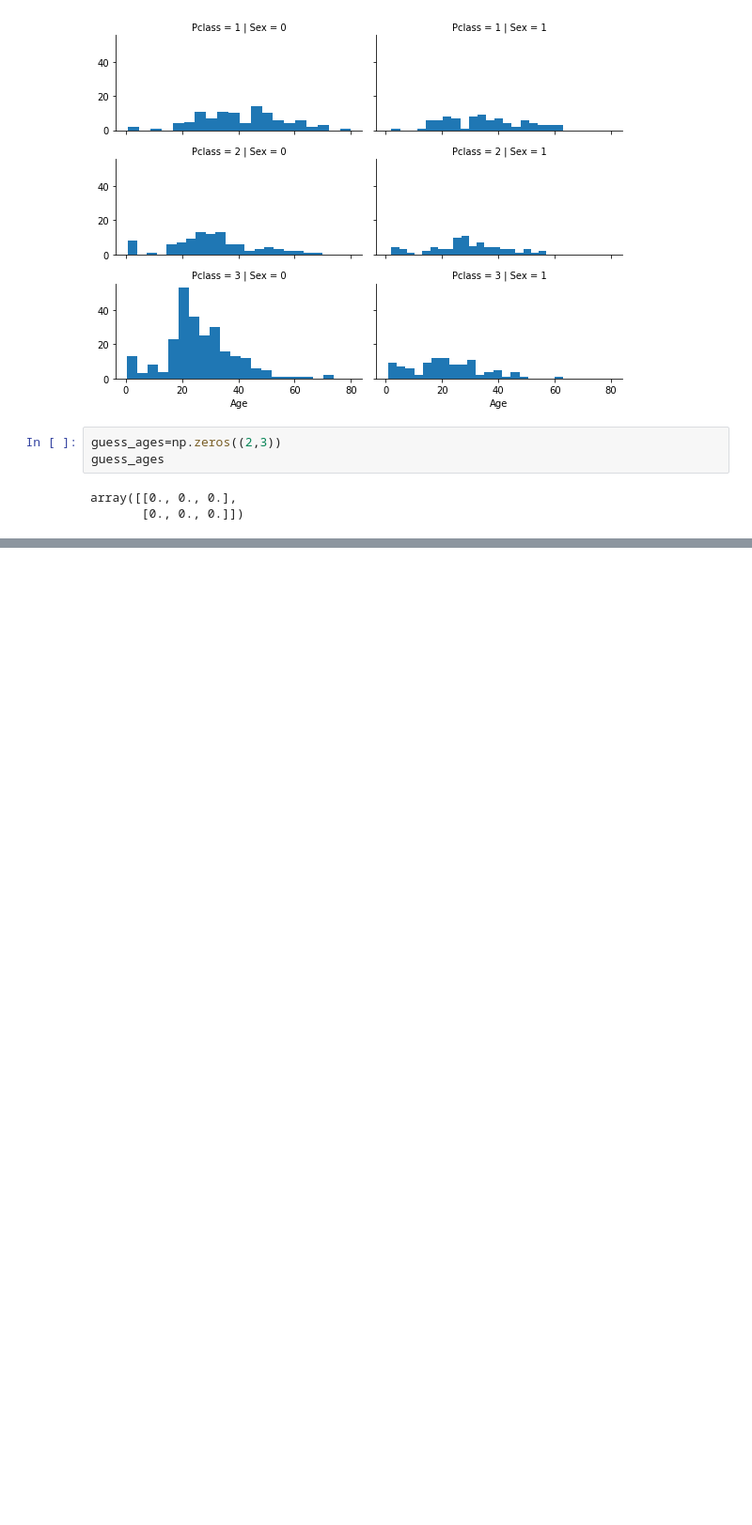
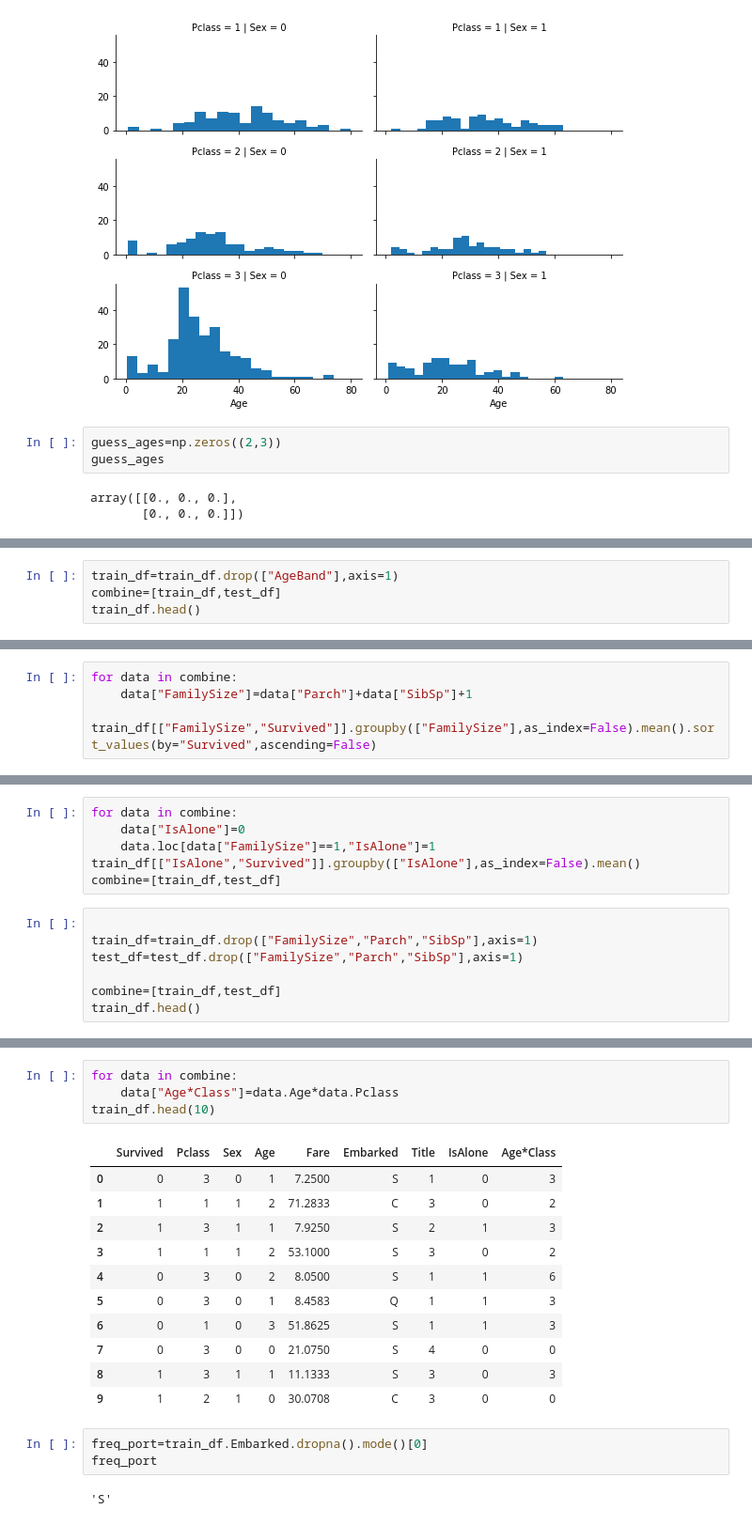
Before and after one commit to rishigarg94/kaggle, a Jupyter notebook: titanic/titanic kaggle.ipynb, the cells around one changed output, grey strips where cells are left out. Shown at 94% size. Saved outputs shown, nothing was run; the diff lists cells and outputs as text; blank space fills up the shorter version.

```diff
--- a/titanic/titanic kaggle.ipynb
+++ b/titanic/titanic kaggle.ipynb
@@ -287,0 +335,4 @@ array([[0., 0., 0.],
+# %%
+train_df=train_df.drop(["AgeBand"],axis=1)
+combine=[train_df,test_df]
+train_df.head()
@@ -287,0 +346,5 @@ array([[0., 0., 0.],
+# %%
+for data in combine:
+    data["FamilySize"]=data["Parch"]+data["SibSp"]+1
+
+train_df[["FamilySize","Survived"]].groupby(["FamilySize"],as_index=False).mean().sort_values(by="Survived",ascending=False)
@@ -287,0 +362,13 @@ array([[0., 0., 0.],
+# %%
+for data in combine:
+    data["IsAlone"]=0
+    data.loc[data["FamilySize"]==1,"IsAlone"]=1
+train_df[["IsAlone","Survived"]].groupby(["IsAlone"],as_index=False).mean()
+combine=[train_df,test_df]
+# %%
+
+train_df=train_df.drop(["FamilySize","Parch","SibSp"],axis=1)
+test_df=test_df.drop(["FamilySize","Parch","SibSp"],axis=1)
+
+combine=[train_df,test_df]
+train_df.head()
@@ -287,0 +382,21 @@ array([[0., 0., 0.],
+# %%
+for data in combine:
+    data["Age*Class"]=data.Age*data.Pclass
+train_df.head(10)
+# %% [output]
+|  | Survived | Pclass | Sex | Age | Fare | Embarked | Title | IsAlone | Age*Class |
+| 0 | 0 | 3 | 0 | 1 | 7.2500 | S | 1 | 0 | 3 |
+| 1 | 1 | 1 | 1 | 2 | 71.2833 | C | 3 | 0 | 2 |
+| 2 | 1 | 3 | 1 | 1 | 7.9250 | S | 2 | 1 | 3 |
+| 3 | 1 | 1 | 1 | 2 | 53.1000 | S | 3 | 0 | 2 |
+| 4 | 0 | 3 | 0 | 2 | 8.0500 | S | 1 | 1 | 6 |
+| 5 | 0 | 3 | 0 | 1 | 8.4583 | Q | 1 | 1 | 3 |
+| 6 | 0 | 1 | 0 | 3 | 51.8625 | S | 1 | 1 | 3 |
+| 7 | 0 | 3 | 0 | 0 | 21.0750 | S | 4 | 0 | 0 |
+| 8 | 1 | 3 | 1 | 1 | 11.1333 | S | 3 | 0 | 3 |
+| 9 | 1 | 2 | 1 | 0 | 30.0708 | C | 3 | 0 | 0 |
+# %%
+freq_port=train_df.Embarked.dropna().mode()[0]
+freq_port
+# %% [output]
+'S'
```
Also changed, not shown: parts of 24 cells of this notebook, 1 other file.
